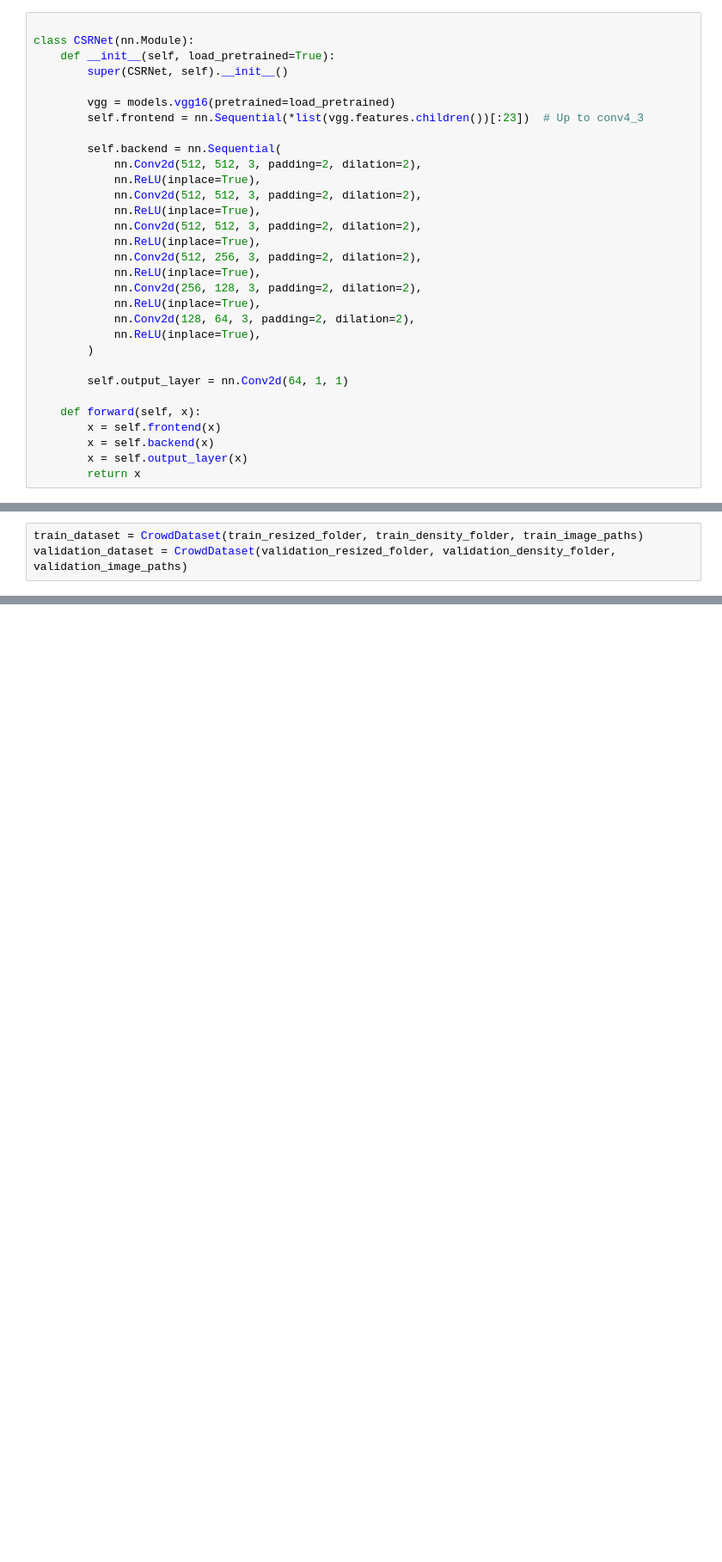
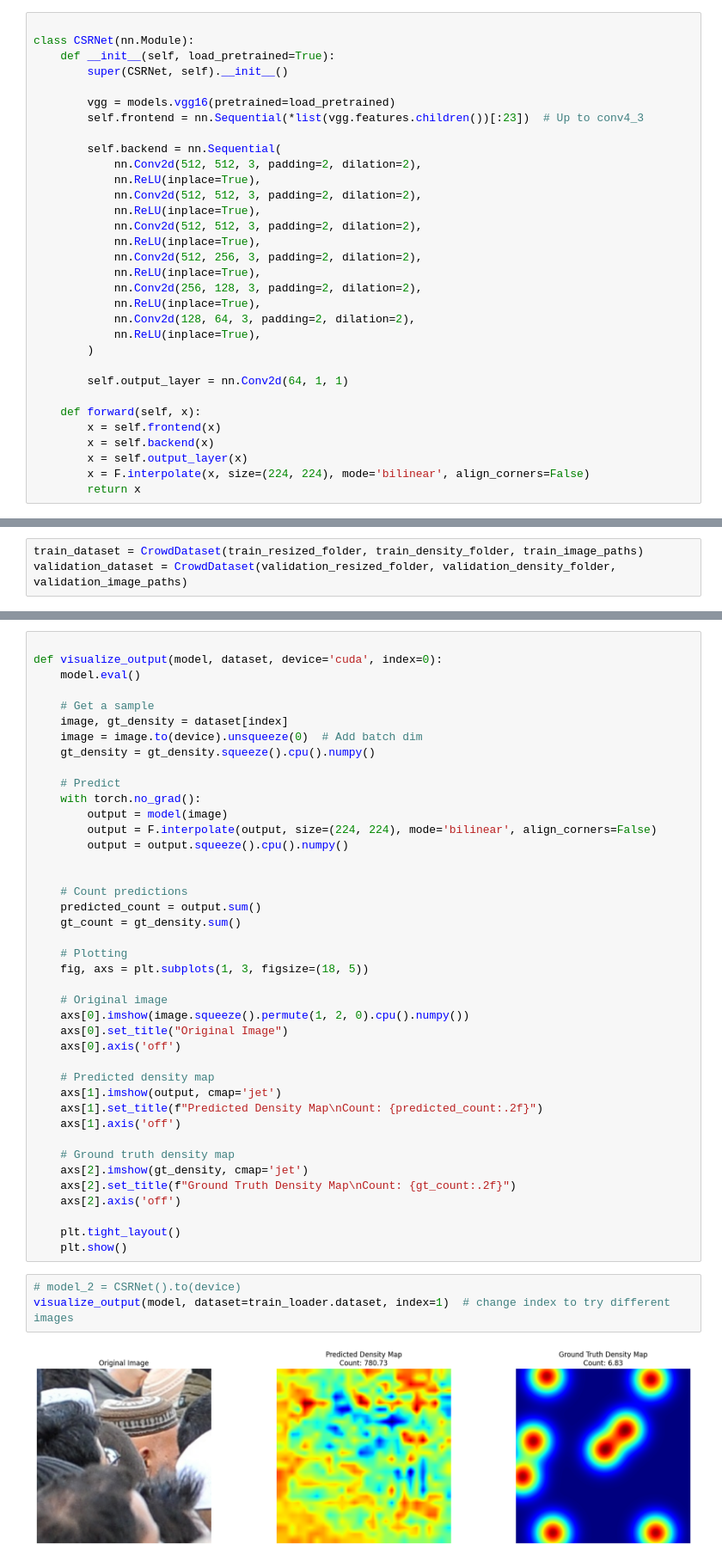
Before and after one commit to ryang5231/EE417-Crowd-Counting, a Jupyter notebook: csrnet_model.ipynb, the cells around one changed output, grey strips where cells are left out. Shown at 86% size. Cells and saved outputs as stored; diff of their text form; blank space fills up the shorter version.

```diff
--- a/csrnet_model.ipynb
+++ b/csrnet_model.ipynb
@@ -35,6 +43,7 @@ class CSRNet(nn.Module):
         x = self.frontend(x)
         x = self.backend(x)
         x = self.output_layer(x)
+        x = F.interpolate(x, size=(224, 224), mode='bilinear', align_corners=False)
         return x
 # %%
 class CrowdDataset(Dataset):
@@ -157,0 +191,46 @@ def train_model(model, train_loader, val_loader=None, num_epochs=10, lr=1e-5, de
+# %%
+
+def visualize_output(model, dataset, device='cuda', index=0):
+    model.eval()
+
+    # Get a sample
+    image, gt_density = dataset[index]
+    image = image.to(device).unsqueeze(0)  # Add batch dim
+    gt_density = gt_density.squeeze().cpu().numpy()
+
+    # Predict
+    with torch.no_grad():
+        output = model(image)
+        output = F.interpolate(output, size=(224, 224), mode='bilinear', align_corners=False)
+        output = output.squeeze().cpu().numpy()
+
+
+    # Count predictions
+    predicted_count = output.sum()
+    gt_count = gt_density.sum()
+
+    # Plotting
+    fig, axs = plt.subplots(1, 3, figsize=(18, 5))
+
+    # Original image
+    axs[0].imshow(image.squeeze().permute(1, 2, 0).cpu().numpy())
+    axs[0].set_title("Original Image")
+    axs[0].axis('off')
+
+    # Predicted density map
+    axs[1].imshow(output, cmap='jet')
+    axs[1].set_title(f"Predicted Density Map\nCount: {predicted_count:.2f}")
+    axs[1].axis('off')
+
+    # Ground truth density map
+    axs[2].imshow(gt_density, cmap='jet')
+    axs[2].set_title(f"Ground Truth Density Map\nCount: {gt_count:.2f}")
+    axs[2].axis('off')
+
+    plt.tight_layout()
+    plt.show()
+# %%
+# model_2 = CSRNet().to(device)
+visualize_output(model, dataset=train_loader.dataset, index=1)  # change index to try different images
+# %% [output]
+[figure, added]
```
Also changed, not shown: parts of 7 cells of this notebook, 1 other file.
